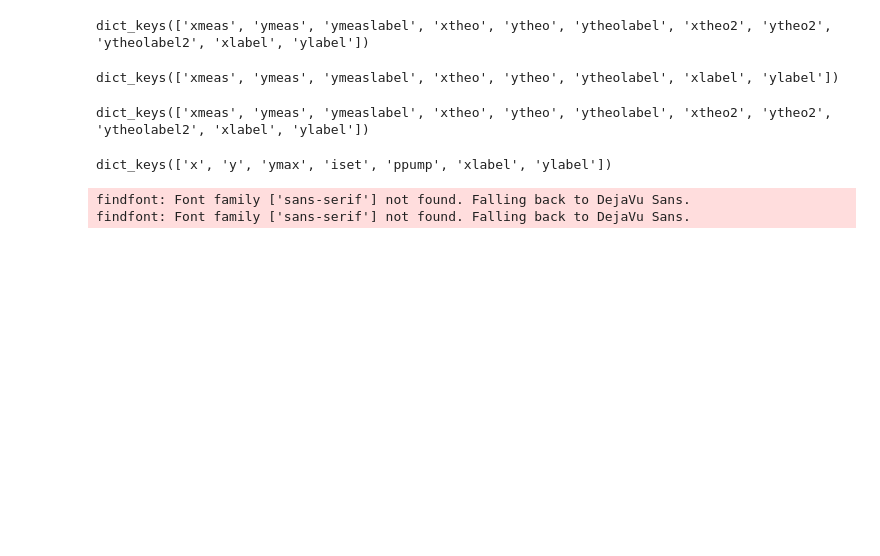
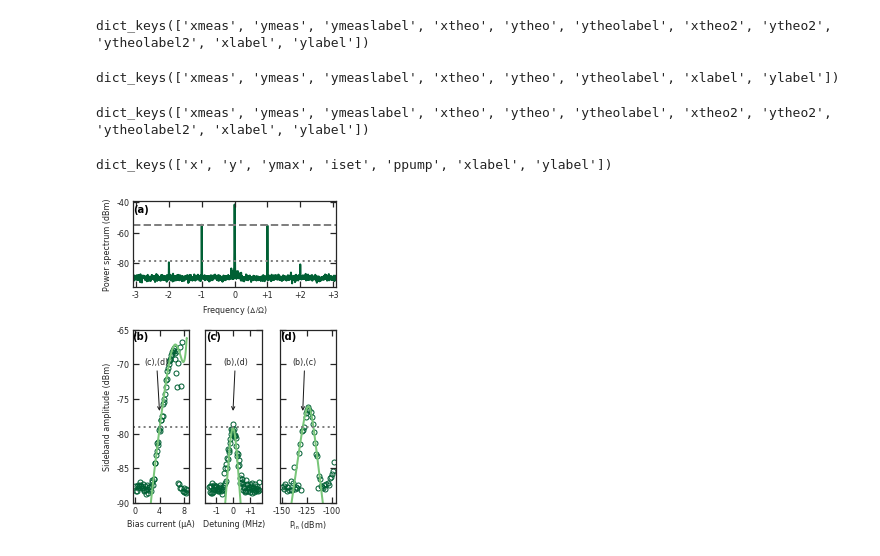
Before and after one commit to feschmidt/current_detection_zenodo, a Jupyter notebook: figures/SMfigs/SM_second_order_peak.ipynb, the cells around one changed output. Drawn from its saved outputs; the diff is of its cells as text; code cells hidden in the pictures; blank space fills up the shorter version.

```diff
--- a/figures/SMfigs/SM_second_order_peak.ipynb
+++ b/figures/SMfigs/SM_second_order_peak.ipynb
@@ -78,57 +78,56 @@ gs = fig.add_gridspec(2, 3, height_ratios=[1,2])
 
 axa = fig.add_subplot(gs[1,0])
 plt.axhline(camp,c='grey',ls='dotted')
-plt.plot(panel_a['xmeas'],panel_a['ymeas'],'o',markerfacecolor='none',c=cmap(0.1))
-plt.plot(panel_a['xtheo2'],panel_a['ytheo2'],c=cmap(0.5))
+plt.plot(panel_a['xmeas'],panel_a['ymeas'],'o',markerfacecolor='none',c=cmap(0.1),zorder=-1)
+plt.plot(panel_a['xtheo2'],panel_a['ytheo2'],c=cmap(0.5),zorder=-1)
 plt.xlabel(panel_a['xlabel'])
 plt.ylabel('Sideband amplitude (dBm)')
 plt.ylim(ymin,ymax)
 plt.xticks([0,4,8])
 alims = plt.gca().get_ylim()
-plt.annotate("(b),(c)", xy=(4, -70-7), xytext=(1.5, -70),arrowprops=dict(arrowstyle="->",color='k'))
+plt.annotate("(c),(d)", xy=(4, -70-7), xytext=(1.5, -70),arrowprops=dict(arrowstyle="->",color='k'))
 
 axb = fig.add_subplot(gs[1,1])
 # plt.axhline(max(panel_b['ymeas']),c='grey',ls='dashed')
 plt.axhline(camp,c='grey',ls='dotted')
 maxm = np.argmax(panel_b['ymeas'].values)
 maxt = np.argmax(panel_b['ytheo'])
-plt.plot((panel_b['xmeas']-panel_b['xmeas'][maxm])/1e3,panel_b['ymeas'],'o',markerfacecolor='none',c=cmap(0.1))
-plt.plot((panel_b['xtheo']-panel_b['xtheo'][maxt])/1e3,panel_b['ytheo'],c=cmap(0.5))
+plt.plot((panel_b['xmeas']-panel_b['xmeas'][maxm])/1e3,panel_b['ymeas'],'o',markerfacecolor='none',c=cmap(0.1),zorder=-1)
+plt.plot((panel_b['xtheo']-panel_b['xtheo'][maxt])/1e3,panel_b['ytheo'],c=cmap(0.5),zorder=-1)
 plt.xlabel('Detuning (MHz)')
 plt.gca().set_yticklabels([])
 # plt.xticks([-1500,-750,0,750,1500])
 plt.gca().xaxis.set_major_formatter(formatter)
-plt.annotate("(a),(c)", xy=(0, -70-7), xytext=(-.600, -70),arrowprops=dict(arrowstyle="->",color='k'))
+plt.annotate("(b),(d)", xy=(0, -70-7), xytext=(-.600, -70),arrowprops=dict(arrowstyle="->",color='k'))
 plt.ylim(alims)
 
 axc = fig.add_subplot(gs[1,2])
 plt.axhline(camp,c='grey',ls='dotted')
-plt.plot(panel_c['xmeas'],panel_c['ymeas'],'o',markerfacecolor='none',c=cmap(0.1))
-plt.plot(panel_c['xtheo'],panel_c['ytheo'],c=cmap(0.5))
+plt.plot(panel_c['xmeas'],panel_c['ymeas'],'o',markerfacecolor='none',c=cmap(0.1),zorder=-1)
+plt.plot(panel_c['xtheo'],panel_c['ytheo'],c=cmap(0.5),zorder=-1)
 plt.xlabel('P$_\mathrm{in}$ (dBm)')
 plt.xticks([-150,-125,-100])
 # plt.ylabel('Sideband amplitude (dBm)')
 plt.gca().set_yticklabels([])
-plt.annotate("(a),(b)", xy=(-129, -70-7), xytext=(-139, -70),arrowprops=dict(arrowstyle="->",color='k'))
+plt.annotate("(b),(c)", xy=(-129, -70-7), xytext=(-139, -70),arrowprops=dict(arrowstyle="->",color='k'))
 plt.ylim(alims)
 
 axd = fig.add_subplot(gs[0,:])
 plt.axhline(camp,c='grey',ls='dotted')
 plt.axhline(-55,c='grey',ls='dashed')
-plt.plot(panel_spectrum['x'],panel_spectrum['y'],c=cmap(0.1))
+plt.plot(panel_spectrum['x'],panel_spectrum['y'],c=cmap(0.1),zorder=-1)
 plt.xlabel('Frequency ($\Delta/\Omega$)')
 plt.gca().xaxis.set_major_formatter(formatter)
 plt.ylabel('Power spectrum (dBm)')
 plt.xlim(-3.1,3.1)
 
 axa.text(0.14,0.96, '(b)', fontsize=figtextsize, color='black', weight='bold',transform=axa.transAxes, verticalalignment = 'center', horizontalalignment = 'center')
 axb.text(0.14,0.96, '(c)', fontsize=figtextsize, color='black', weight='bold', transform=axb.transAxes, verticalalignment = 'center', horizontalalignment = 'center')
 axc.text(0.14,0.96, '(d)', fontsize=figtextsize, color='black', weight='bold', transform=axc.transAxes, verticalalignment = 'center', horizontalalignment = 'center')
 axd.text(0.04,0.9, '(a)', fontsize=figtextsize, color='black', weight='bold', transform=axd.transAxes, verticalalignment = 'center', horizontalalignment = 'center')
 
 plt.savefig('SM_second_order_peak.pdf',bbox_inches='tight',dpi=dpi)
-#plt.show()
+plt.show()
 plt.close()
 # %% [output]
-findfont: Font family ['sans-serif'] not found. Falling back to DejaVu Sans.
-findfont: Font family ['sans-serif'] not found. Falling back to DejaVu Sans.
+[figure, added]
```
Also changed, not shown: 12 other files.
